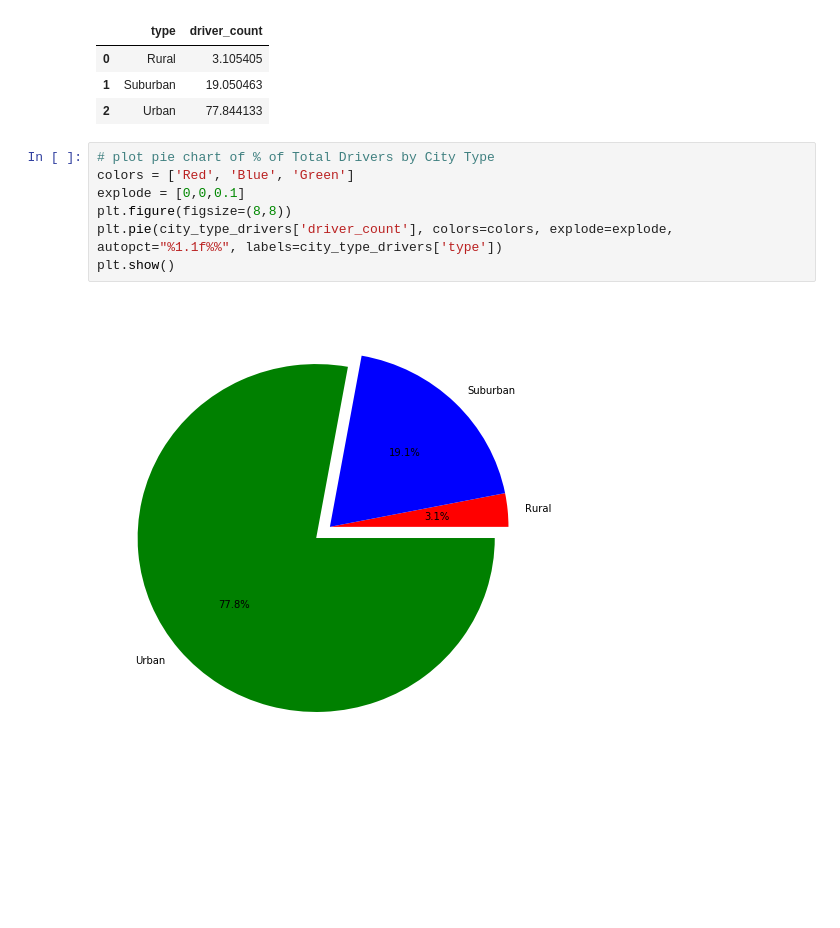
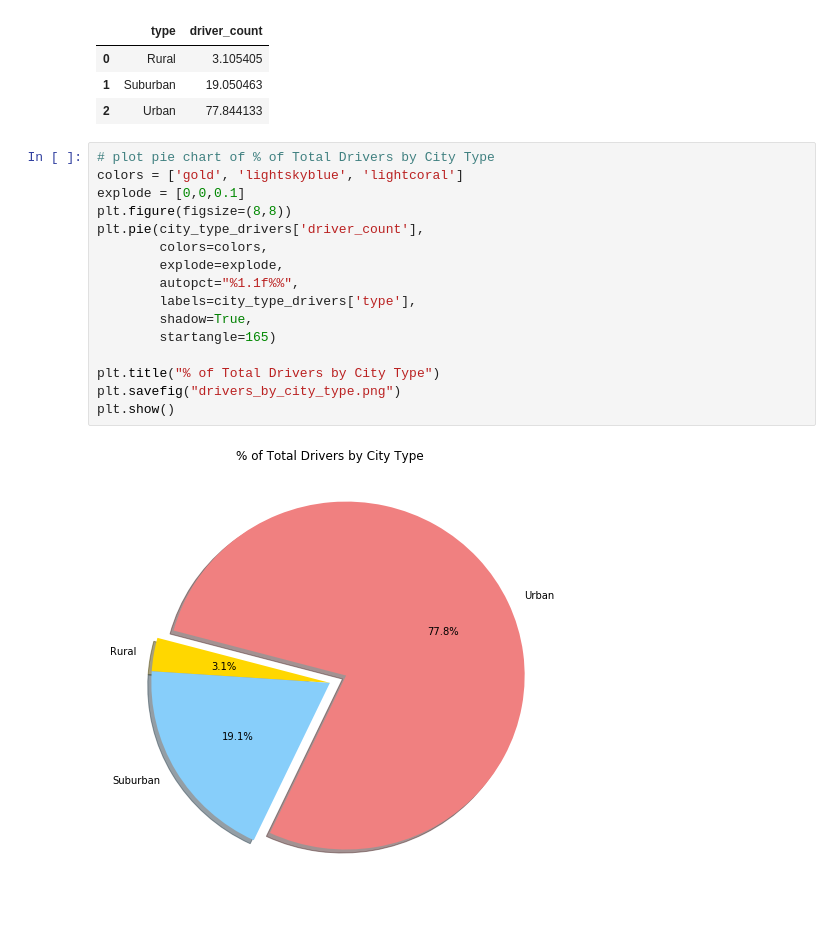
Before and after one commit to asureshb/ucb-data, a Jupyter notebook: Matplotlib_HW/Pyber/Pyber.ipynb, the cells around one changed output. Drawn from its saved outputs; the diff is of its cells as text; blank space fills up the shorter version.

```diff
--- a/Matplotlib_HW/Pyber/Pyber.ipynb
+++ b/Matplotlib_HW/Pyber/Pyber.ipynb
@@ -223,10 +246,19 @@ city_type_drivers
 | 2 | Urban | 77.844133 |
 # %%
 # plot pie chart of % of Total Drivers by City Type
-colors = ['Red', 'Blue', 'Green']
+colors = ['gold', 'lightskyblue', 'lightcoral']
 explode = [0,0,0.1]
 plt.figure(figsize=(8,8))
-plt.pie(city_type_drivers['driver_count'], colors=colors, explode=explode, autopct="%1.1f%%", labels=city_type_drivers['type'])
+plt.pie(city_type_drivers['driver_count'],
+        colors=colors,
+        explode=explode,
+        autopct="%1.1f%%",
+        labels=city_type_drivers['type'],
+        shadow=True,
+        startangle=165)
+
+plt.title("% of Total Drivers by City Type")
+plt.savefig("drivers_by_city_type.png")
 plt.show()
 # %% [output]
-[figure, old version]
+[figure, new version]
```
Also changed, not shown: parts of 6 cells of this notebook, 4 other files.
